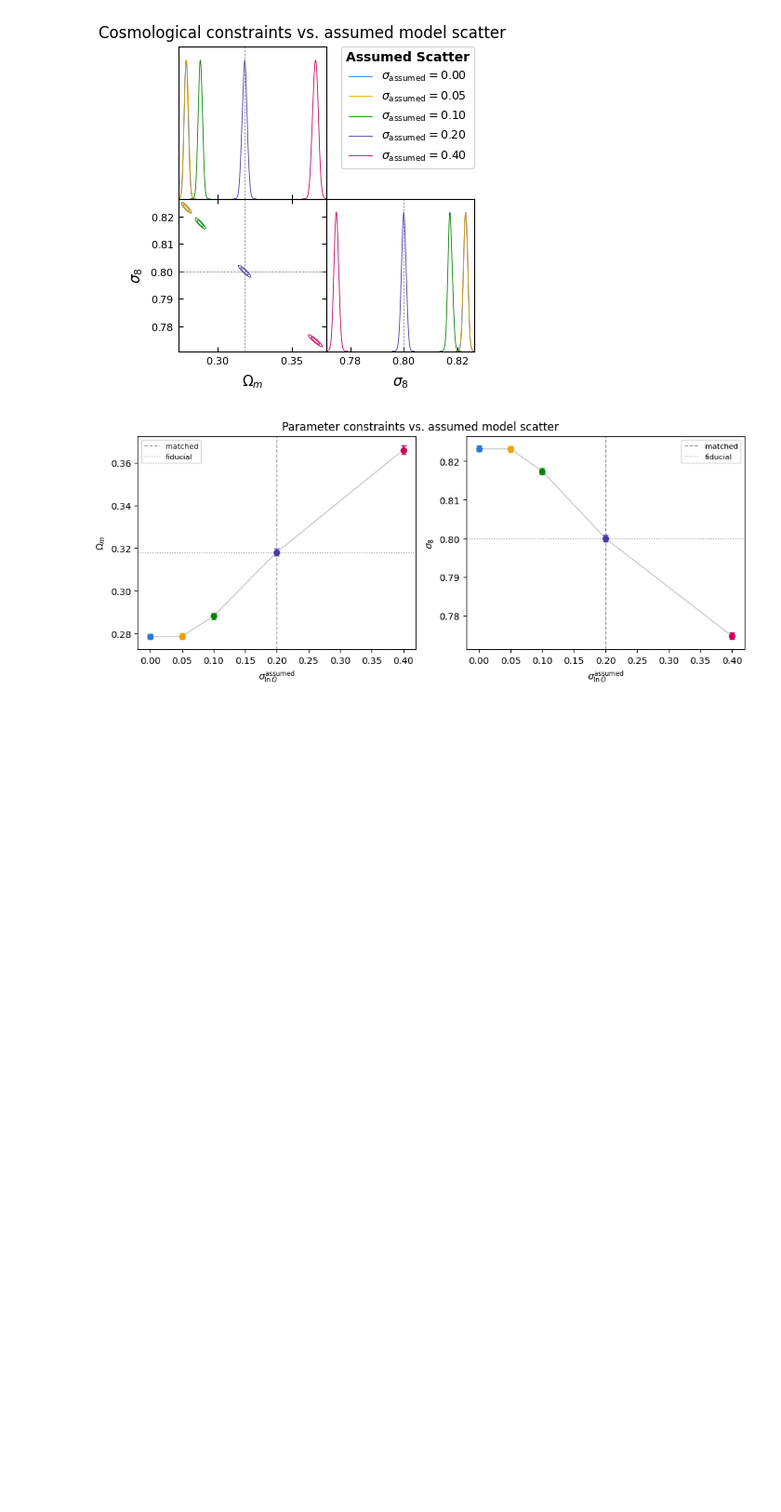
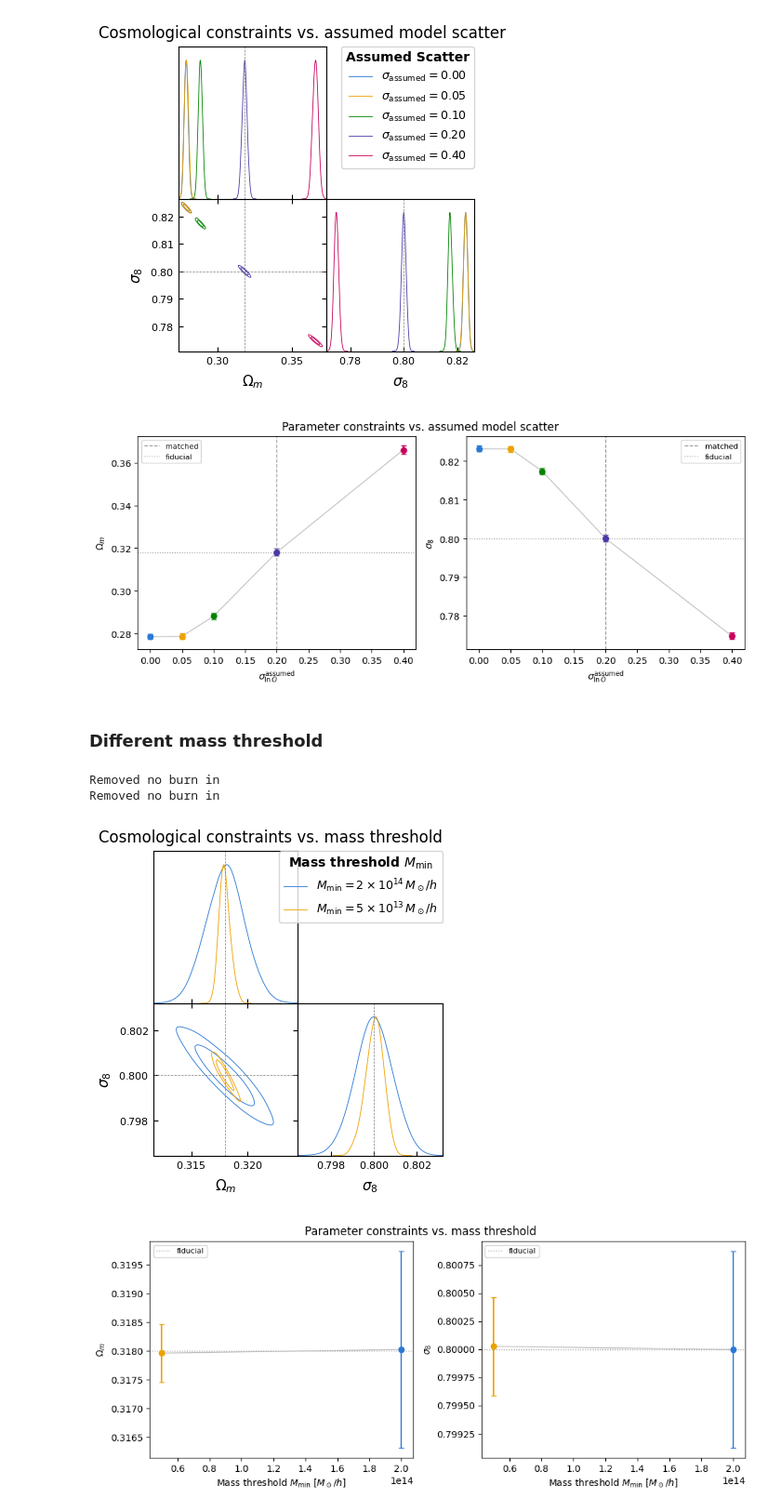
Before and after one commit to xtang126/hmf-mor-forecast, a Jupyter notebook: notebooks/v1_chains_contours.ipynb, the cells around one changed output. Shown at 93% size. Cells and saved outputs as stored; diff of their text form; code cells hidden in the pictures; blank space fills up the shorter version.

Commit message:
new plots for mass threshold

```diff
--- a/notebooks/v1_chains_contours.ipynb
+++ b/notebooks/v1_chains_contours.ipynb
@@ -366,3 +366,49 @@ Removed no burn in
 Removed no burn in
 [figure]
 [figure]
+# %% [markdown]
+### Different mass threshold
+# %%
+def fmt_mass(m):
+    """Format a mass in Msun/h as LaTeX scientific notation."""
+    exp = int(np.floor(np.log10(m)))
+    mant = m / 10**exp
+    if np.isclose(mant, 1.0):
+        return rf"10^{{{exp}}}"
+    return rf"{mant:g}\times 10^{{{exp}}}"
+
+# (path, mass threshold Mmin in Msun/h) — mock generated with frac_scatter_data = 0.20
+scan_runs = [
+    ("../output/scatter_fixed_02_sm20.txt",  2e14),
+    ("../output/scatter_fixed_02_M5e13.txt", 5e13),
+]
+
+scan_samples = [
+    load_run(path, label=rf"$M_{{\min}} = {fmt_mass(cv)}\,M_\odot/h$")
+    for path, cv in scan_runs
+]
+config_values = [cv for _, cv in scan_runs]
+plot_params = scan_samples[0].getParamNames().list()
+
+# Triangle plot
+g = scan_triangle(
+    scan_samples, plot_params,
+    legend_title=r"Mass threshold $M_{\min}$",
+    filled=False,
+)
+g.fig.suptitle("Cosmological constraints vs. mass threshold", y=1.02)
+plt.show()
+
+# Constraints vs config axis
+fig, _ = scan_constraint_plot(
+    scan_samples, config_values, plot_params,
+    xlabel=r"Mass threshold $M_{\min}$ [$M_\odot/h$]",
+    ref_x=None,   # no natural reference value for a mass-threshold scan
+)
+fig.suptitle("Parameter constraints vs. mass threshold", y=1.02)
+plt.show()
+# %% [output]
+Removed no burn in
+Removed no burn in
+[figure, added]
+[figure, added]
```
Also changed, not shown: parts of 2 cells of this notebook.
